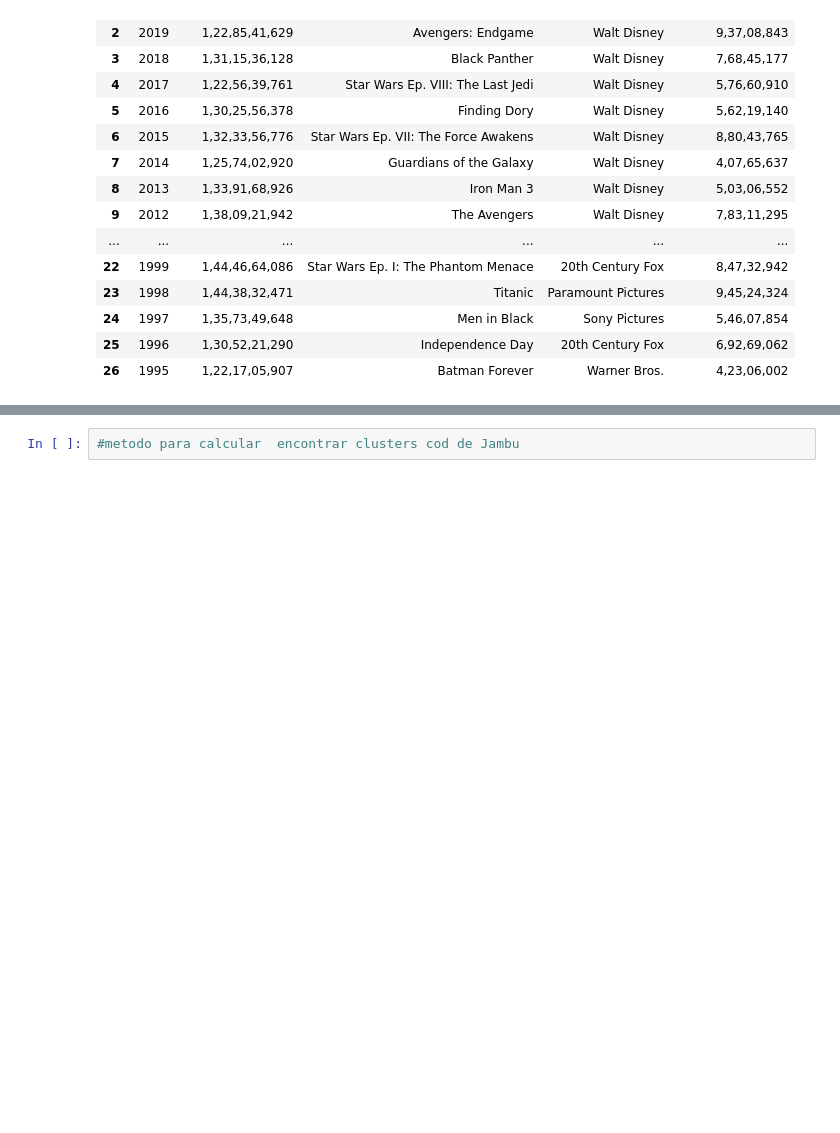
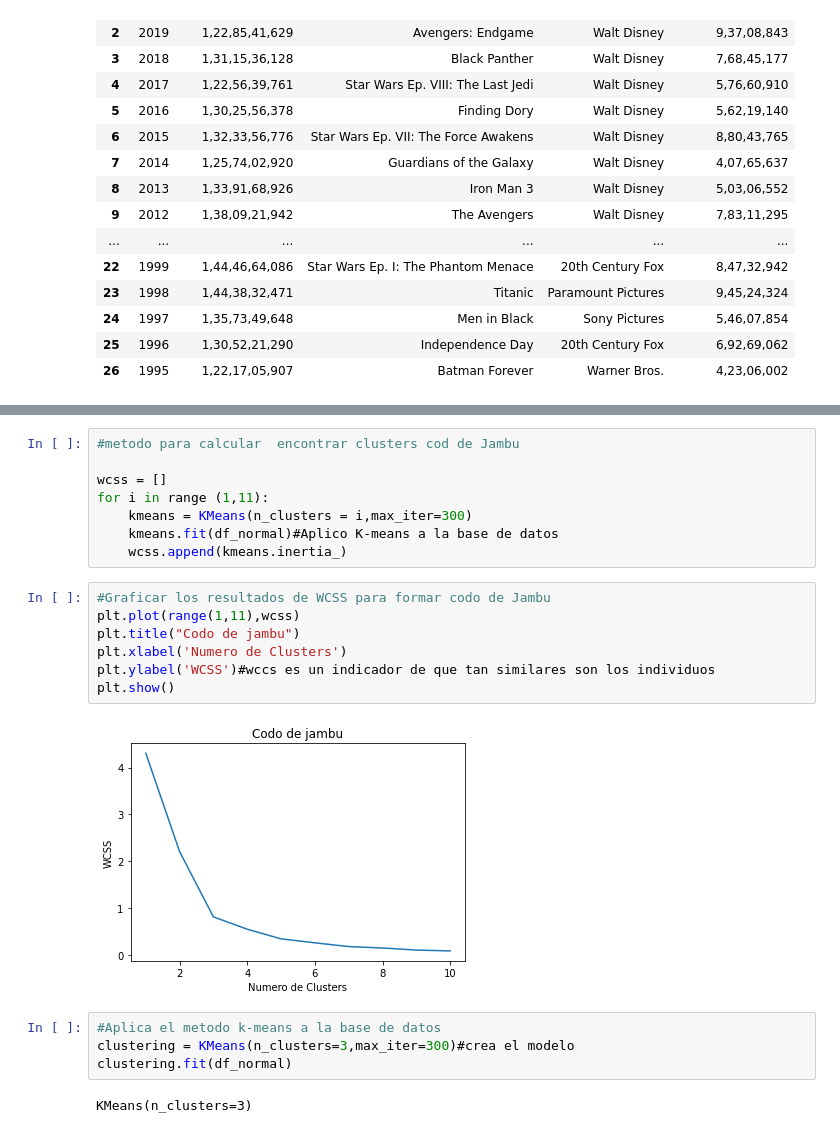
Before and after one commit to OmarDevEst/MineriaDatos-Peliculas, a Jupyter notebook: Cluster (Agrupacion).ipynb, the cells around one changed output, grey strips where cells are left out. Cells and saved outputs as stored; diff of their text form; blank space fills up the shorter version.

```diff
--- a/JupyterNO.ipynb
+++ b/Cluster (Agrupacion).ipynb
@@ -139,2 +142,23 @@ df_normal
 # %%
 #metodo para calcular  encontrar clusters cod de Jambu
+
+wcss = []
+for i in range (1,11):
+    kmeans = KMeans(n_clusters = i,max_iter=300)
+    kmeans.fit(df_normal)#Aplico K-means a la base de datos
+    wcss.append(kmeans.inertia_)
+# %%
+#Graficar los resultados de WCSS para formar codo de Jambu
+plt.plot(range(1,11),wcss)
+plt.title("Codo de jambu")
+plt.xlabel('Numero de Clusters')
+plt.ylabel('WCSS')#wccs es un indicador de que tan similares son los individuos
+plt.show()
+# %% [output]
+[figure, added]
+# %%
+#Aplica el metodo k-means a la base de datos
+clustering = KMeans(n_clusters=3,max_iter=300)#crea el modelo
+clustering.fit(df_normal)
+# %% [output]
+KMeans(n_clusters=3)
```
Also changed, not shown: parts of 5 cells of this notebook, 1 other file.
